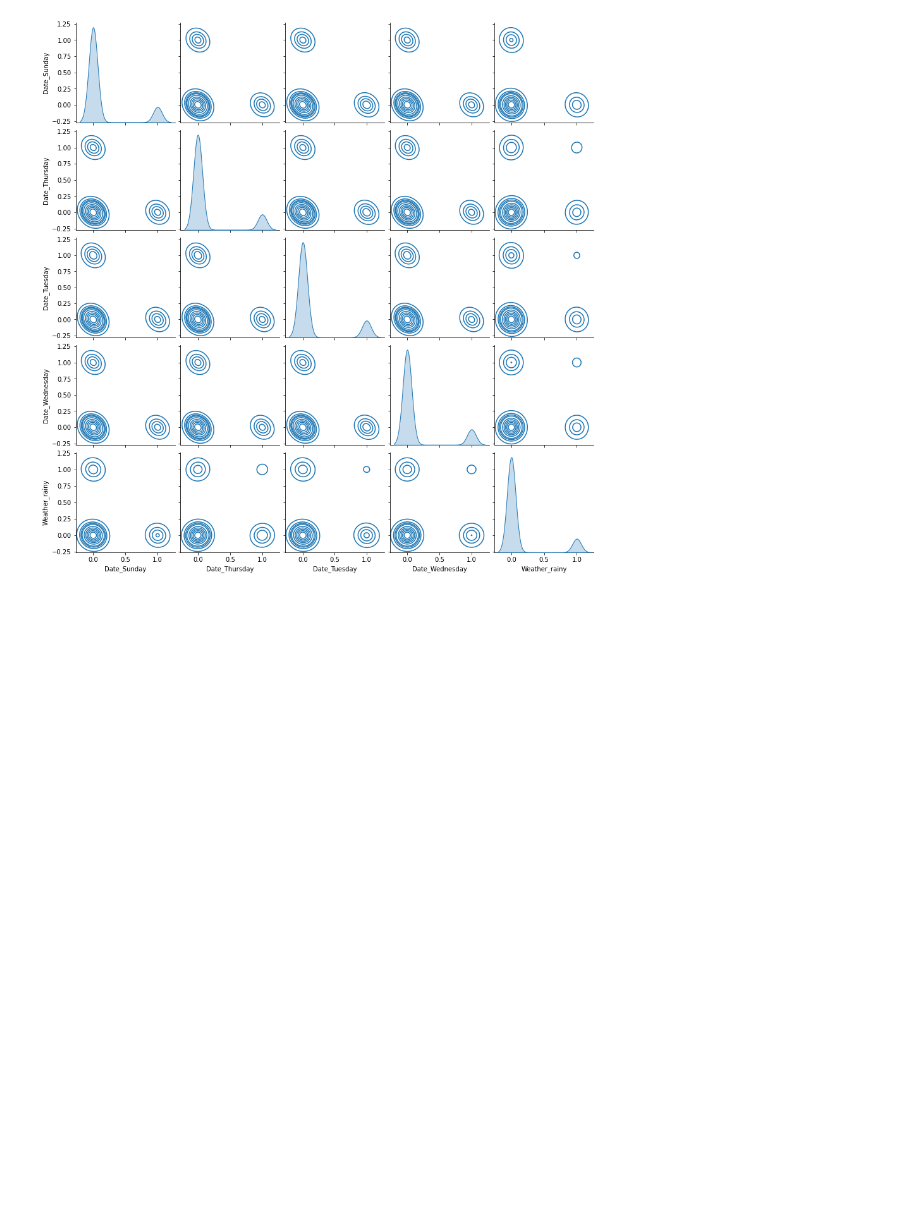
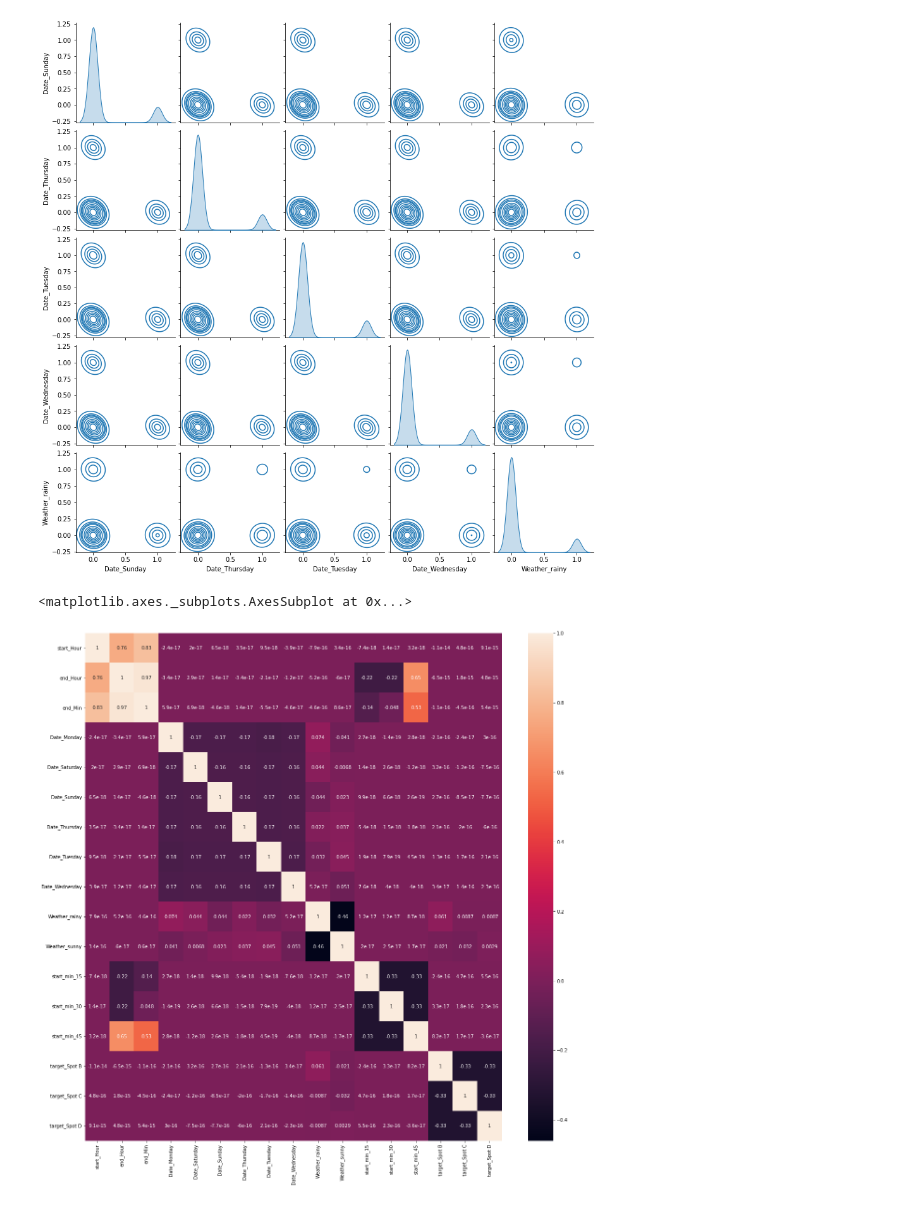
Before and after one commit to Belal-AI/Parking-recommendation-system-Autonomous-Vehicle-Movapkg-, a Jupyter notebook: ML_model_Recommender.ipynb, the cells around one changed output. Saved outputs shown, nothing was run; the diff lists cells and outputs as text; code cells hidden in the pictures; blank space fills up the shorter version.

```diff
--- a/ML_model_Recommender.ipynb
+++ b/ML_model_Recommender.ipynb
@@ -311,3 +341,10 @@ sn.pairplot(data=data.iloc[:,5:10],kind="kde")
 # %% [output]
 <seaborn.axisgrid.PairGrid at 0x...>
 [figure]
+# %%
+corr=data.corr()
+plt.figure(figsize=(20,20))
+sn.heatmap(data=corr,annot=True)
+# %% [output]
+<matplotlib.axes._subplots.AxesSubplot at 0x...>
+[figure, added]
```
Also changed, not shown: parts of 8 cells of this notebook.
